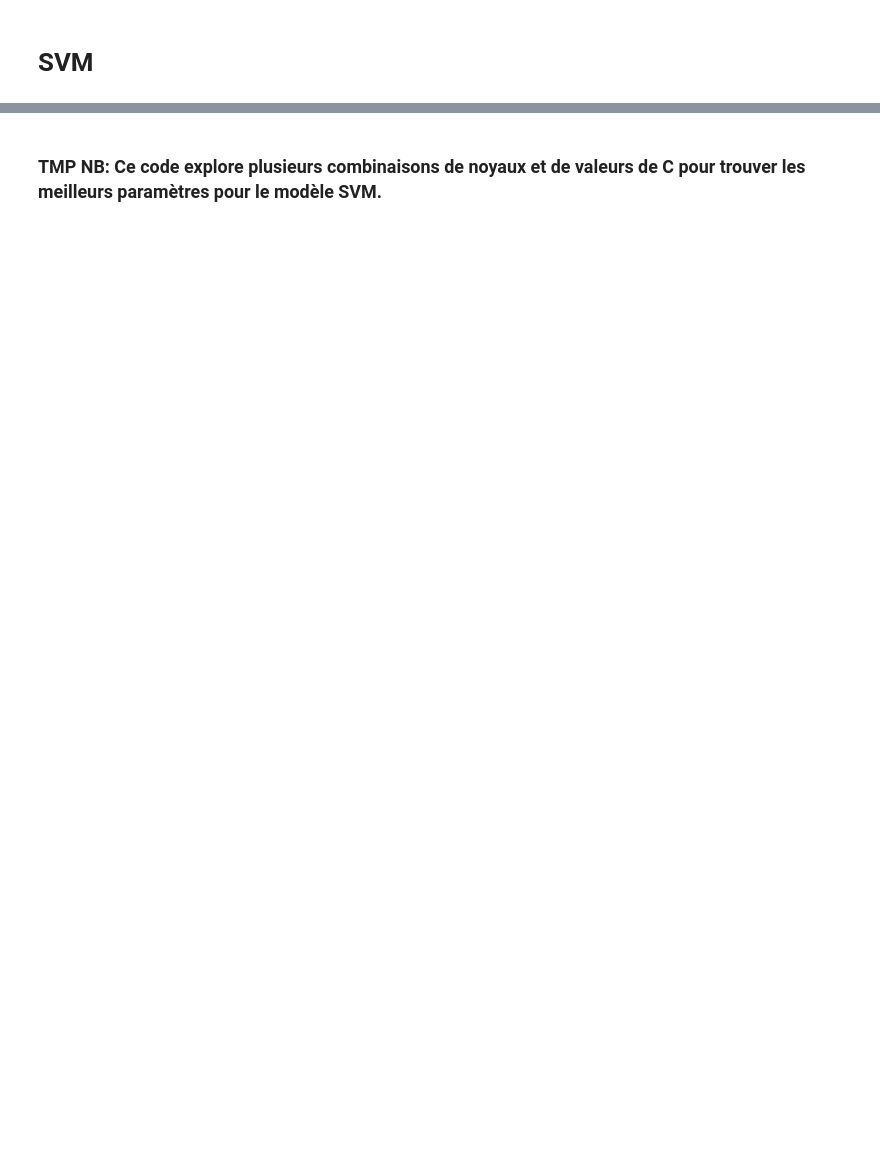
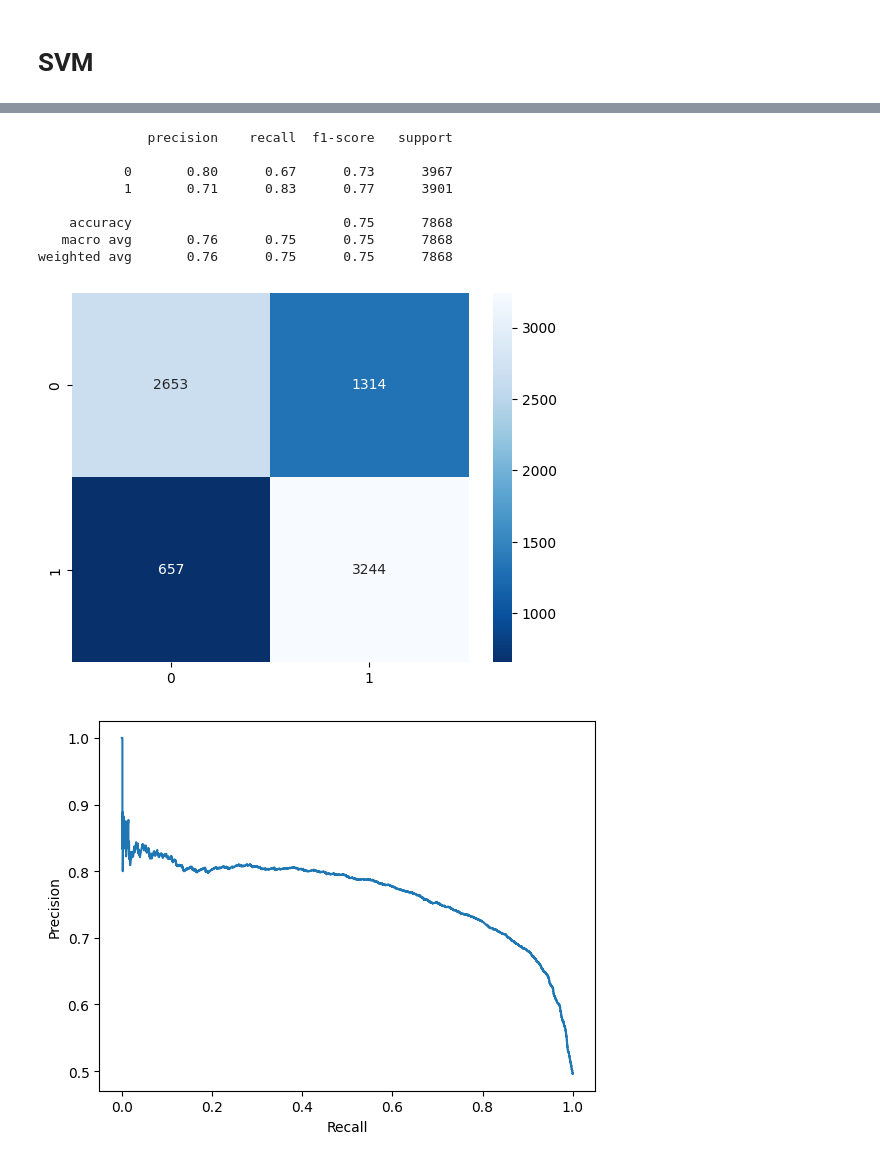
Before and after one commit to gir-yay/AI, a Jupyter notebook: projet.ipynb, the cells around one changed output, grey strips where cells are left out. Saved outputs shown, nothing was run; the diff lists cells and outputs as text; code cells hidden in the pictures; blank space fills up the shorter version.

```diff
--- a/projet.ipynb
+++ b/projet.ipynb
@@ -573,11 +420,8 @@ no_null.shape
 #### Valeurs aberrantes
 # %%
 plt.figure(figsize=(12, 8))
-
 # Utilisation de la palette de couleurs de seaborn
 sns.set_palette("Set3")
-draft=no_null.copy()
-
 # Utilisation de la fonction boxplot de seaborn
 sns.boxplot(data=draft, orient='v', width=0.5, fliersize=5)
 
@@ -1093,7 +767,10 @@ Execution time: 30.9 seconds
 # %%
-import gc
-del svc
-kernels = ['rbf', 'sigmoid','linear', 'poly']
+# Standardisation des données
+scaler = StandardScaler()
+X_train_scaled = scaler.fit_transform(X_train)
+X_test_scaled = scaler.transform(X_test)
+
+kernels = ['linear', 'poly','rbf', 'sigmoid']
 Cs = [100, 10, 1.0, 0.1, 0.001]
 
 best_kernel = ''
@@ -1102,7 +779,7 @@ highest_accuracy = 0
 
 for kernel in kernels:
     for C in Cs:
-        print("Kernel: ", kernel, "C: ", C)
+        print("Kernel:", kernel, "\nC: ", C)
         svm = SVC(kernel=kernel, C=C)
         svm.fit(X_train_scaled, y_train)
         y_predicted = svm.predict(X_test_scaled)
@@ -1112,12 +789,14 @@ for kernel in kernels:
             best_kernel = kernel
             best_C = C
             highest_accuracy = accuracy
-        print("------------------------------------------------------------\n ")
+        print("*****************************************\n ")
         # Delete the model and free up memory
         del svm
         gc.collect()
 
+print("*****************************************\n ")
 print("Best kernel: ", best_kernel)
 print("Best C: ", best_C)
 print("Highest accuracy: ", highest_accuracy)
+print("*****************************************\n ")
 # %% [output]
@@ -1141,2 +820,41 @@ Highest accuracy:  0.7494916115912558
-# %% [markdown]
-### TMP NB: Ce code explore plusieurs combinaisons de noyaux et de valeurs de C pour trouver les meilleurs paramètres pour le modèle SVM.
+# %%
+svc = SVC(kernel=best_kernel, C=best_C,probability=True)
+svc.fit(X_train_scaled, y_train)
+y_predicted = svc.predict(X_test_scaled)
+print(classification_report(y_test, y_predicted))
+
+#confusion matrix
+cm = confusion_matrix(y_test, y_predicted)
+sns.heatmap(cm, annot=True, fmt='d', cmap="Blues_r")
+plt.show()
+
+# Define the function to plot the Precision-Recall and ROC-AUC curves
+y_scores = svc.predict_proba(X_test_scaled)[:, 1]
+precision, recall, _ = precision_recall_curve(y_test, y_scores)
+fpr, tpr, _ = roc_curve(y_test, y_scores)
+roc_auc = auc(fpr , tpr)
+
+plt.plot(recall, precision, label='Precision-Recall curve')
+plt.xlabel('Recall')
+plt.ylabel('Precision')
+plt.show()
+
+plt.plot(fpr, tpr, lw=2, label=f'ROC curve (area = {roc_auc:0.2f})')
+plt.plot([0, 1], [0, 1], color='navy', lw=2, linestyle='--')
+plt.xlim([0.0, 1.0])
+plt.ylim([0.0, 1.05])
+plt.xlabel('False Positive Rate')
+plt.ylabel('True Positive Rate')
+plt.legend(loc="lower right")
+plt.show()
+# %% [output]
+              precision    recall  f1-score   support
+
+           0       0.80      0.67      0.73      3967
+           1       0.71      0.83      0.77      3901
+
+    accuracy                           0.75      7868
+   macro avg       0.76      0.75      0.75      7868
+weighted avg       0.76      0.75      0.75      7868
+[figure, added]
+[figure, added]
```
Also changed, not shown: parts of 47 cells of this notebook.
